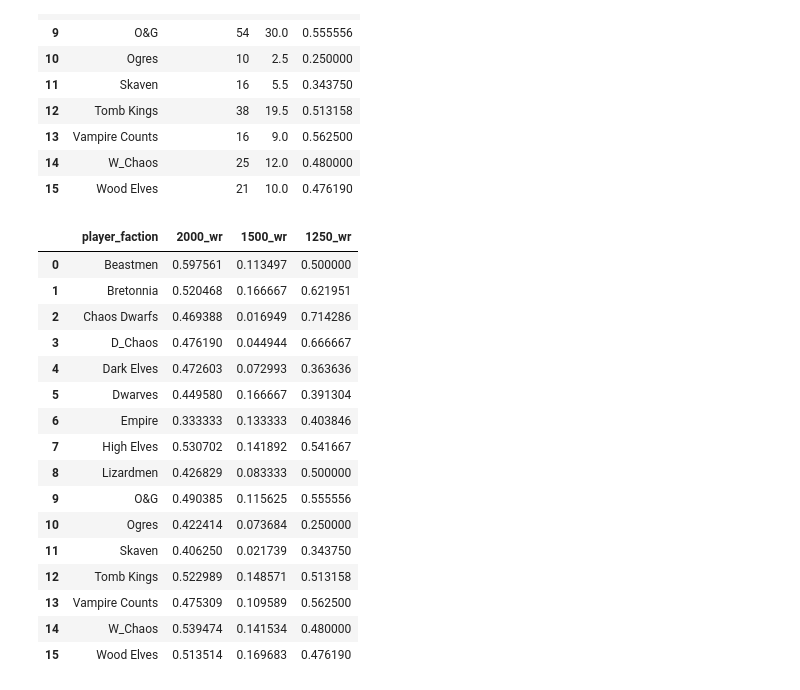
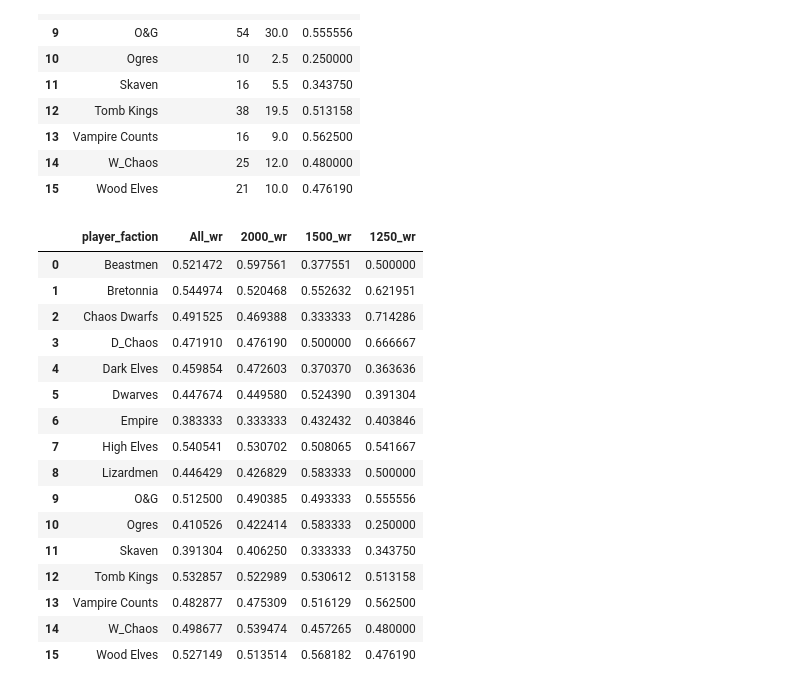
Before and after one commit to jacoblundeen/tow_analysis, a Jupyter notebook: tow_analysis.ipynb, the cells around one changed output. Cells and saved outputs as stored; diff of their text form; code cells hidden in the pictures.

Commit message:
Finished points plot.

```diff
--- a/tow_analysis.ipynb
+++ b/tow_analysis.ipynb
@@ -153,7 +153,7 @@ tow_wr_1500 = player_db.query("points == 1500").groupby(['player_faction'])['opp
 tow_wins_1500 = player_db.query("points == 1500").groupby(['player_faction'])['result'].sum().reset_index()
 tow_wr_1500['wins'] = tow_wins_1500['result']
 tow_wr_1500.rename(columns={'opponent_faction':'games_played'}, inplace=True)
-tow_wr_1500['win_rate'] = tow_wr_1500['wins'] / tow_faction_wr['games_played']
+tow_wr_1500['win_rate'] = tow_wr_1500['wins'] / tow_wr_1500['games_played']
 tow_wr_1500
 # %% [output]
 |  | player_faction | games_played | wins | win_rate |
@@ -201,23 +201,23 @@ tow_wr_1250
 | 14 | W_Chaos | 25 | 12.0 | 0.480000 |
 | 15 | Wood Elves | 21 | 10.0 | 0.476190 |
 # %%
-tow_points_wr = pd.concat([tow_wr_1250['player_faction'], tow_wr_2000['win_rate'], tow_wr_1500['win_rate'], tow_wr_1250['win_rate']], ignore_index=True, axis=1).rename(columns={0:'player_faction', 1:'2000_wr', 2:'1500_wr', 3:'1250_wr'})
+tow_points_wr = pd.concat([tow_wr_1250['player_faction'], tow_faction_wr['win_rate'],tow_wr_2000['win_rate'], tow_wr_1500['win_rate'], tow_wr_1250['win_rate']], ignore_index=True, axis=1).rename(columns={0:'player_faction', 1:'All_wr', 2:'2000_wr', 3:'1500_wr', 4:'1250_wr'})
 tow_points_wr
 # %% [output]
-|  | player_faction | 2000_wr | 1500_wr | 1250_wr |
-| 0 | Beastmen | 0.597561 | 0.113497 | 0.500000 |
-| 1 | Bretonnia | 0.520468 | 0.166667 | 0.621951 |
-| 2 | Chaos Dwarfs | 0.469388 | 0.016949 | 0.714286 |
-| 3 | D_Chaos | 0.476190 | 0.044944 | 0.666667 |
-| 4 | Dark Elves | 0.472603 | 0.072993 | 0.363636 |
-| 5 | Dwarves | 0.449580 | 0.166667 | 0.391304 |
-| 6 | Empire | 0.333333 | 0.133333 | 0.403846 |
-| 7 | High Elves | 0.530702 | 0.141892 | 0.541667 |
-| 8 | Lizardmen | 0.426829 | 0.083333 | 0.500000 |
-| 9 | O&G | 0.490385 | 0.115625 | 0.555556 |
-| 10 | Ogres | 0.422414 | 0.073684 | 0.250000 |
-| 11 | Skaven | 0.406250 | 0.021739 | 0.343750 |
-| 12 | Tomb Kings | 0.522989 | 0.148571 | 0.513158 |
-| 13 | Vampire Counts | 0.475309 | 0.109589 | 0.562500 |
-| 14 | W_Chaos | 0.539474 | 0.141534 | 0.480000 |
-| 15 | Wood Elves | 0.513514 | 0.169683 | 0.476190 |
+|  | player_faction | All_wr | 2000_wr | 1500_wr | 1250_wr |
+| 0 | Beastmen | 0.521472 | 0.597561 | 0.377551 | 0.500000 |
+| 1 | Bretonnia | 0.544974 | 0.520468 | 0.552632 | 0.621951 |
+| 2 | Chaos Dwarfs | 0.491525 | 0.469388 | 0.333333 | 0.714286 |
+| 3 | D_Chaos | 0.471910 | 0.476190 | 0.500000 | 0.666667 |
+| 4 | Dark Elves | 0.459854 | 0.472603 | 0.370370 | 0.363636 |
+| 5 | Dwarves | 0.447674 | 0.449580 | 0.524390 | 0.391304 |
+| 6 | Empire | 0.383333 | 0.333333 | 0.432432 | 0.403846 |
+| 7 | High Elves | 0.540541 | 0.530702 | 0.508065 | 0.541667 |
+| 8 | Lizardmen | 0.446429 | 0.426829 | 0.583333 | 0.500000 |
+| 9 | O&G | 0.512500 | 0.490385 | 0.493333 | 0.555556 |
+| 10 | Ogres | 0.410526 | 0.422414 | 0.583333 | 0.250000 |
+| 11 | Skaven | 0.391304 | 0.406250 | 0.333333 | 0.343750 |
+| 12 | Tomb Kings | 0.532857 | 0.522989 | 0.530612 | 0.513158 |
+| 13 | Vampire Counts | 0.482877 | 0.475309 | 0.516129 | 0.562500 |
+| 14 | W_Chaos | 0.498677 | 0.539474 | 0.457265 | 0.480000 |
+| 15 | Wood Elves | 0.527149 | 0.513514 | 0.568182 | 0.476190 |
```
Also changed, not shown: parts of 3 cells of this notebook.
